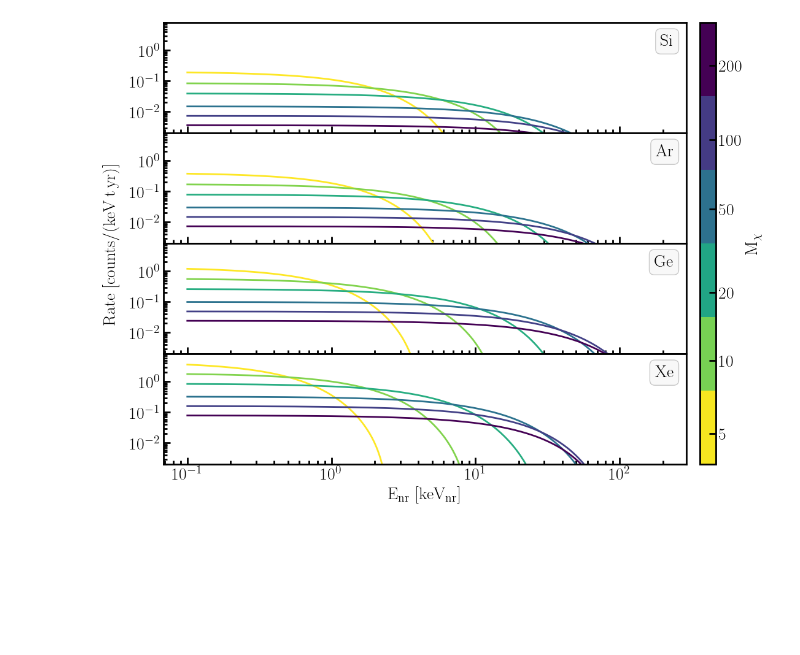
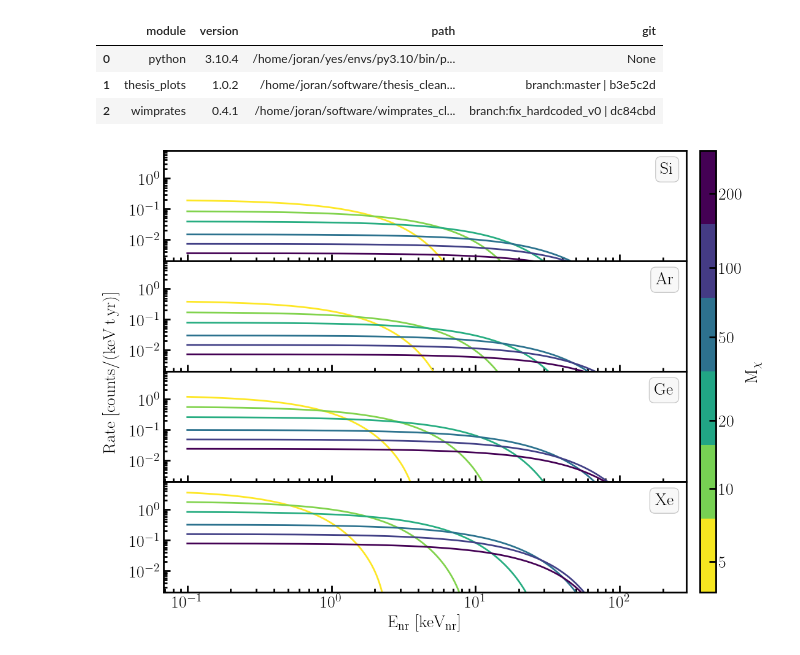
Before and after one commit to XAMS-nikhef/thesis_plots, a Jupyter notebook: notebooks/recoil_spectra.ipynb, the cells around one changed output. Saved outputs shown, nothing was run; the diff lists cells and outputs as text; code cells hidden in the pictures; blank space fills up the shorter version.

Commit message:
update notebook (#52)
Co-authored-by: Joran Angevaare <j.angevaare@nikhef.nl>

```diff
--- a/notebooks/recoil_spectra.ipynb
+++ b/notebooks/recoil_spectra.ipynb
@@ -1,3 +1,15 @@
 # %%
 import thesis_plots
 thesis_plots.setup_plt()
+# %%
+thesis_plots.setup_plt()
+thesis_plots.print_versions(
+    'thesis_plots wimprates'.split(),
+    return_string=False,
+    print_output=False,
+    )
+# %% [output]
+|  | module | version | path | git |
+| 0 | python | 3.10.4 | /home/joran/yes/envs/py3.10/bin/p... | None |
+| 1 | thesis_plots | 1.0.2 | /home/joran/software/thesis_clean... | branch:master | b3e5c2d |
+| 2 | wimprates | 0.4.1 | /home/joran/software/wimprates_cl... | branch:fix_hardcoded_v0 | dc84cbd |
```
Also changed, not shown: parts of 2 cells of this notebook, 11 other files.
